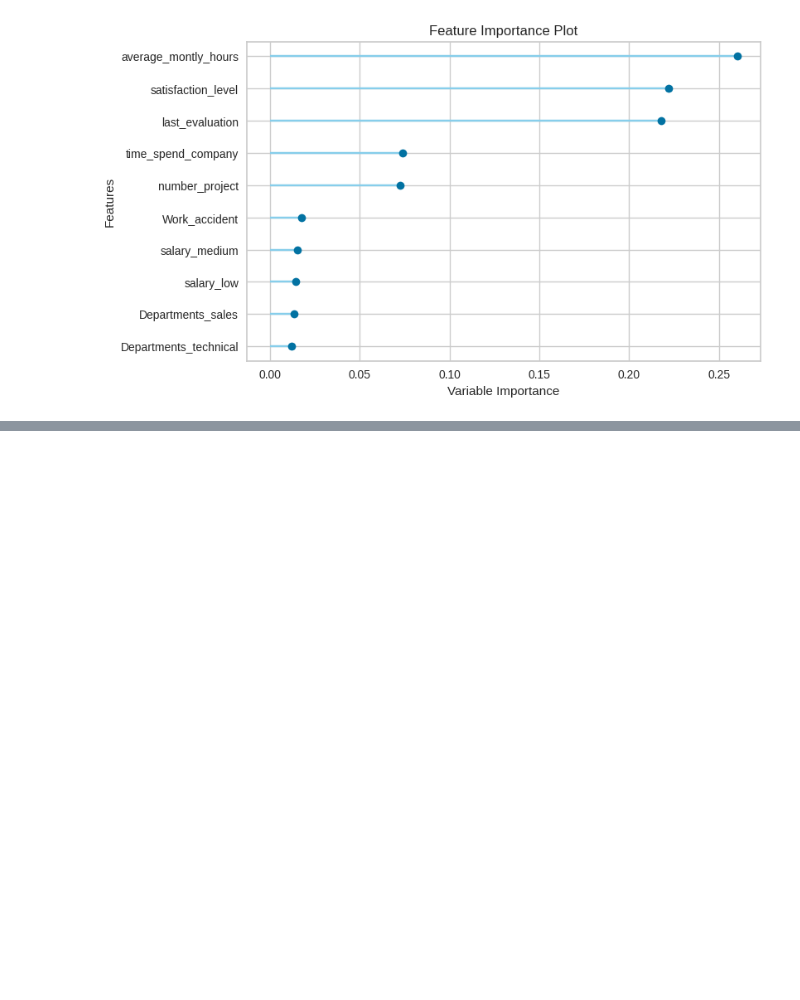
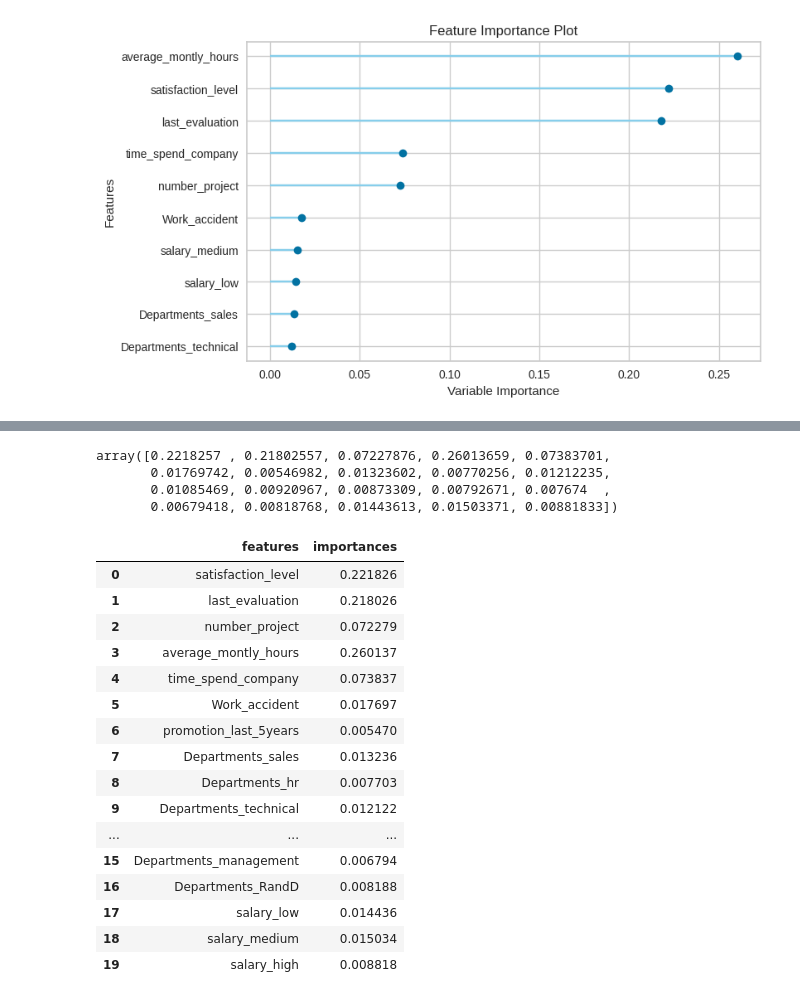
Before and after one commit to seunphology/seunphology, a Jupyter notebook: Salu_Pilot_employees_Churn_predictions.ipynb, the cells around one changed output, grey strips where cells are left out. Cells and saved outputs as stored; diff of their text form; code cells hidden in the pictures; blank space fills up the shorter version.

```diff
--- a/Salu_Pilot_employees_Churn_predictions.ipynb
+++ b/Salu_Pilot_employees_Churn_predictions.ipynb
@@ -200,0 +214,7 @@ plot_model(rf_model, plot='feature')
+# %%
+rf_model.feature_importances_
+# %% [output]
+array([0.2218257 , 0.21802557, 0.07227876, 0.26013659, 0.07383701,
+       0.01769742, 0.00546982, 0.01323602, 0.00770256, 0.01212235,
+       0.01085469, 0.00920967, 0.00873309, 0.00792671, 0.007674  ,
+       0.00679418, 0.00818768, 0.01443613, 0.01503371, 0.00881833])
@@ -200,0 +225,22 @@ plot_model(rf_model, plot='feature')
+# %%
+feature_table = pd.DataFrame (zip(rf_model.feature_names_in_,rf_model.feature_importances_), columns = ['features', 'importances'])
+
+feature_table
+# %% [output]
+|  | features | importances |
+| 0 | satisfaction_level | 0.221826 |
+| 1 | last_evaluation | 0.218026 |
+| 2 | number_project | 0.072279 |
+| 3 | average_montly_hours | 0.260137 |
+| 4 | time_spend_company | 0.073837 |
+| 5 | Work_accident | 0.017697 |
+| 6 | promotion_last_5years | 0.005470 |
+| 7 | Departments_sales | 0.013236 |
+| 8 | Departments_hr | 0.007703 |
+| 9 | Departments_technical | 0.012122 |
+| ... | ... | ... |
+| 15 | Departments_management | 0.006794 |
+| 16 | Departments_RandD | 0.008188 |
+| 17 | salary_low | 0.014436 |
+| 18 | salary_medium | 0.015034 |
+| 19 | salary_high | 0.008818 |
```
Also changed, not shown: parts of 4 cells of this notebook.
